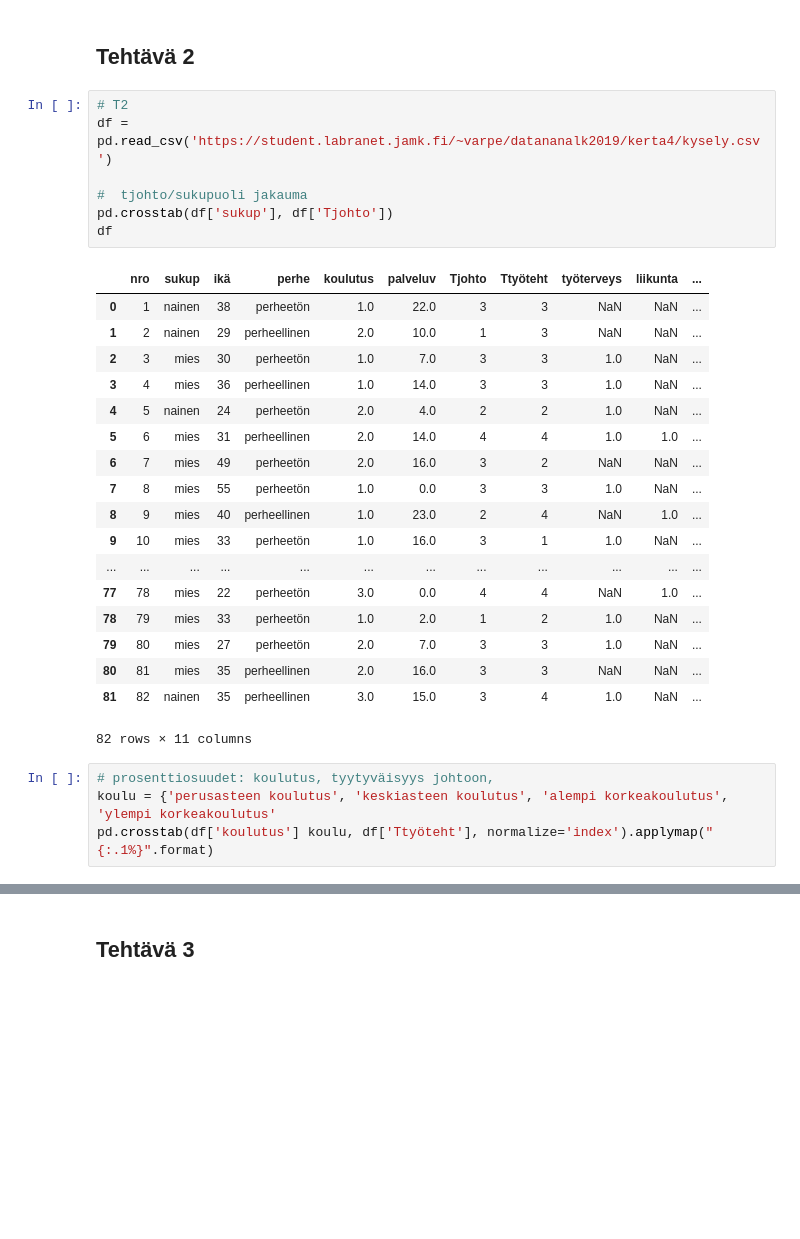
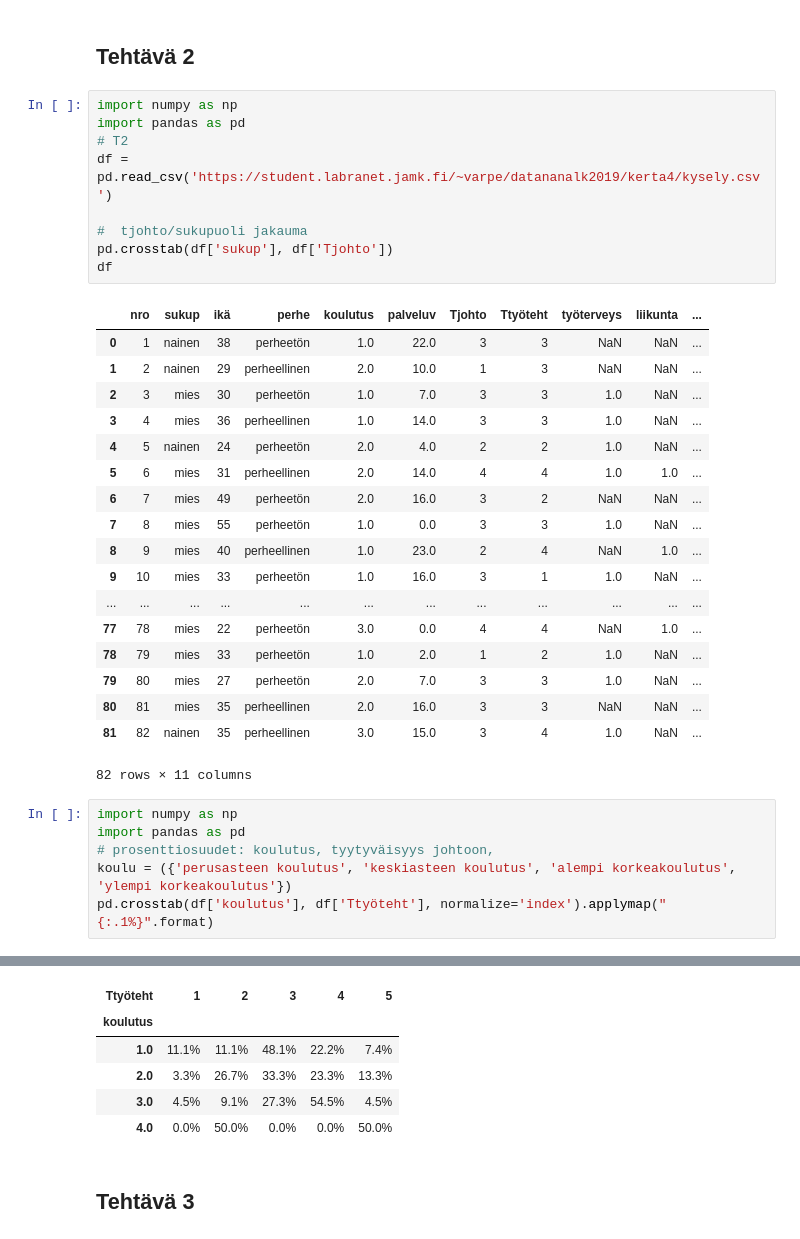
Before and after one commit to Lewizkuz/lewrep, a Jupyter notebook: data_analythics/tehtavat/kerta4/leevikukkonen.ipynb, the cells around one changed output, grey strips where cells are left out. Saved outputs shown, nothing was run; the diff lists cells and outputs as text; blank space fills up the shorter version.

```diff
--- a/data_analythics/tehtavat/kerta4/leevikukkonen.ipynb
+++ b/data_analythics/tehtavat/kerta4/leevikukkonen.ipynb
@@ -36,6 +20,8 @@ print(df3())
 # %% [markdown]
 ## Tehtävä 2
 # %%
+import numpy as np
+import pandas as pd
 # T2
 df = pd.read_csv('https://student.labranet.jamk.fi/~varpe/datananalk2019/kerta4/kysely.csv')
 
@@ -62,7 +48,9 @@ df
 | 81 | 82 | nainen | 35 | perheellinen | 3.0 | 15.0 | 3 | 4 | 1.0 | NaN | ... |
 82 rows × 11 columns
 # %%
+import numpy as np
+import pandas as pd
 # prosenttiosuudet: koulutus, tyytyväisyys johtoon,
-koulu = {'perusasteen koulutus', 'keskiasteen koulutus', 'alempi korkeakoulutus', 'ylempi korkeakoulutus'
-pd.crosstab(df['koulutus'] koulu, df['Ttyöteht'], normalize='index').applymap("{:.1%}".format)
+koulu = ({'perusasteen koulutus', 'keskiasteen koulutus', 'alempi korkeakoulutus', 'ylempi korkeakoulutus'})
+pd.crosstab(df['koulutus'], df['Ttyöteht'], normalize='index').applymap("{:.1%}".format)
 # %% [output]
@@ -70,3 +57,9 @@ SyntaxError: invalid syntax (<ipython-input-25-8675b118f22d>, line 3)
+| Ttyöteht | 1 | 2 | 3 | 4 | 5 |
+| koulutus |  |  |  |  |  |
+| 1.0 | 11.1% | 11.1% | 48.1% | 22.2% | 7.4% |
+| 2.0 | 3.3% | 26.7% | 33.3% | 23.3% | 13.3% |
+| 3.0 | 4.5% | 9.1% | 27.3% | 54.5% | 4.5% |
+| 4.0 | 0.0% | 50.0% | 0.0% | 0.0% | 50.0% |
 # %% [markdown]
 ## Tehtävä 3
 # %%
```
Also changed, not shown: parts of 3 cells of this notebook.
